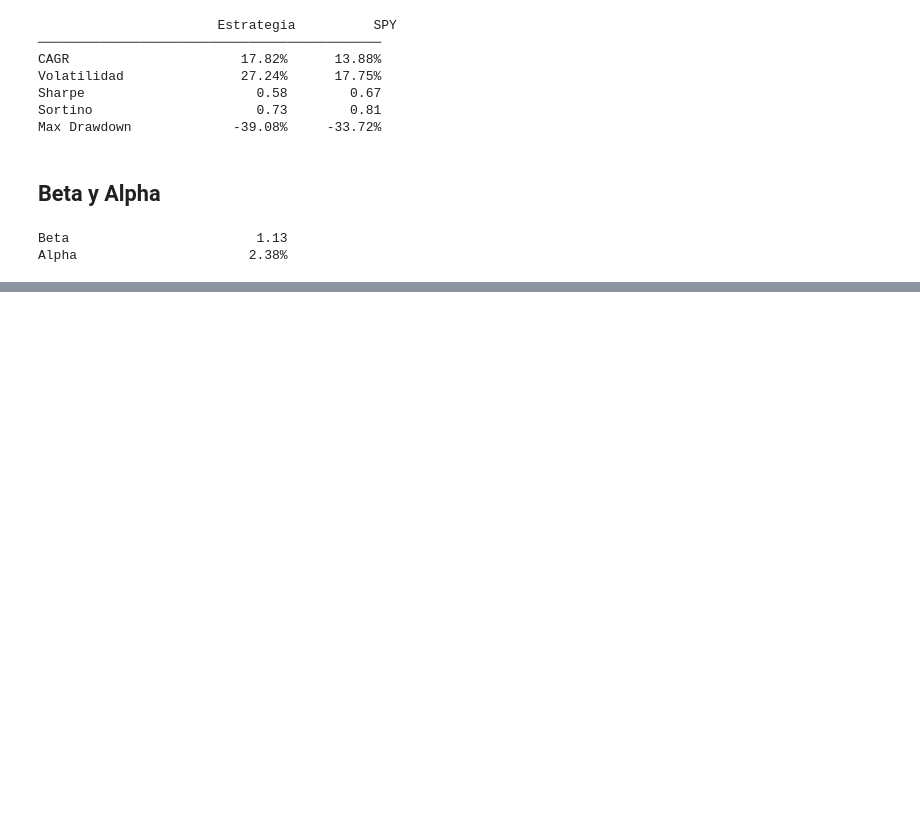
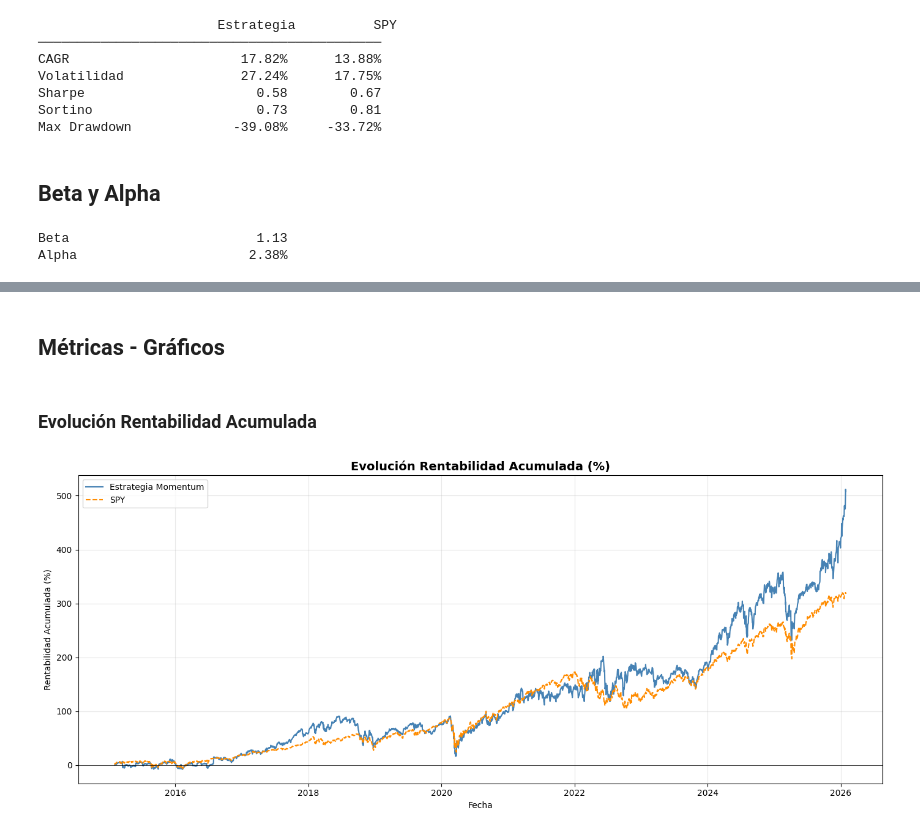
Before and after one commit to Juanjod54/MIAX_TB2.6, a Jupyter notebook: 5_analysis.ipynb, the cells around one changed output, grey strips where cells are left out. Cells and saved outputs as stored; diff of their text form; code cells hidden in the pictures; blank space fills up the shorter version.

```diff
--- a/5_analysis.ipynb
+++ b/5_analysis.ipynb
@@ -196,0 +142,23 @@ plt.show()
+# %% [markdown]
+## Métricas - Gráficos
+# %% [markdown]
+### Evolución Rentabilidad Acumulada
+# %%
+portfolio_daily['cum_return'] = (1 + portfolio_daily['daily_return']).cumprod() - 1
+spy['cum_return'] = (1 + spy['daily_return']).cumprod() - 1
+
+fig, ax = plt.subplots(figsize=(14, 6))
+ax.plot(portfolio_daily['date'], portfolio_daily['cum_return'] * 100,
+        label='Estrategia Momentum', color='steelblue', linewidth=1.5)
+ax.plot(spy['date'], spy['cum_return'] * 100,
+        label='SPY', color='darkorange', linewidth=1.5, linestyle='--')
+ax.set_title('Evolución Rentabilidad Acumulada (%)', fontsize=14, fontweight='bold')
+ax.set_xlabel('Fecha')
+ax.set_ylabel('Rentabilidad Acumulada (%)')
+ax.legend()
+ax.grid(True, alpha=0.3)
+ax.axhline(0, color='black', linewidth=0.5)
+plt.tight_layout()
+plt.show()
+# %% [output]
+[figure, added]
```
Also changed, not shown: parts of 19 cells of this notebook.
